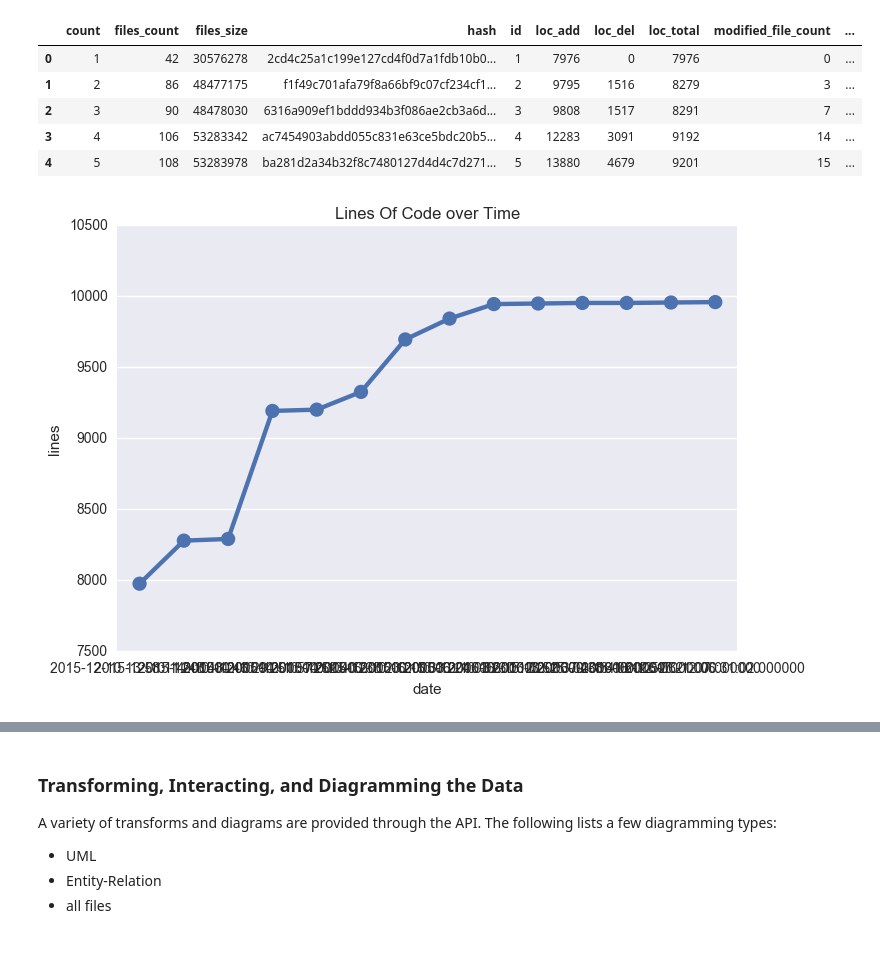
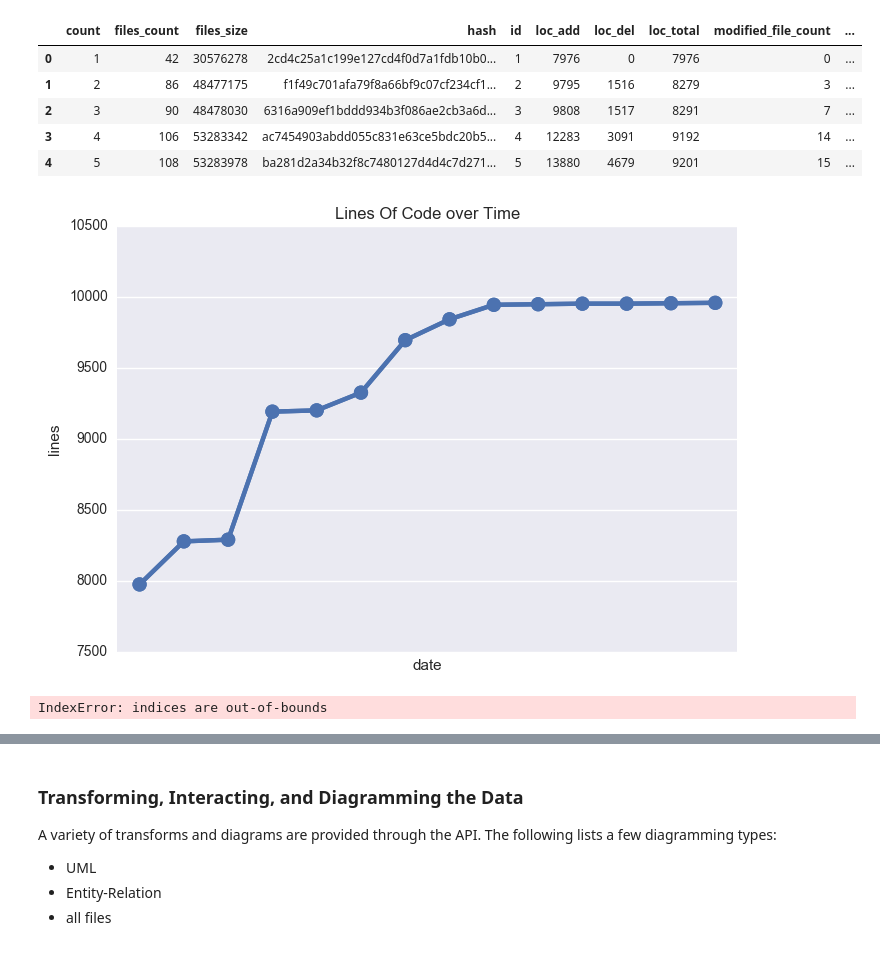
Before and after one commit to IMTorgDemo/Reports, a Jupyter notebook: guideHelloWorld.ipynb, the cells around one changed output, grey strips where cells are left out. Cells and saved outputs as stored; diff of their text form; code cells hidden in the pictures.

```diff
--- a/guideHelloWorld.ipynb
+++ b/guideHelloWorld.ipynb
@@ -19,7 +19,7 @@ import pandas
 URL = "http://api.scrumsaga.com/v1"
 
 # Acocunt information (must be manipulated on website: scrumsaga.com)
-SAGA_ACCT = {"email":"dev.team@mgmt-tech.org","password":"*************"}
+SAGA_ACCT = {"email":"dev.team@mgmt-tech.org","password":"************"}
 # %%
 # Check api status
 r = requests.get(URL)
@@ -64,7 +70,7 @@ hdr={'Authorization': 'JWT '+r.json()["token"] }
 
 # This is the information for the GitHub repo.  This information DOES NOT have to match the ScrumSaga account information.
 USER1 = {'namespace':'IMTorgTestCode', 'email':'information@mgm-tech.org'}
-REPO1={'repo':'testprj_Java_aSimple', 'commit':'8a4378cbcb8a882ff63f9d9de4e77f977c0a93cf'}
+REPO1={'repo':'testprj_Java_aSimple', 'commit':'400da368b4a92ea4ed33d6847d5c4deaaf388a16'}
 # %%
 rte2 = '/extract'
 hdr={'Authorization': 'JWT '+r.json()["token"] }
@@ -115,15 +121,27 @@ size.head()
 # %%
 #! conda install seaborn
 import seaborn as sns
 import matplotlib as mat
 import matplotlib.pyplot as plt
 
 sns.set(style="darkgrid")
 
 sns.pointplot(x='stamp', y='loc_total', data=size)
 ax = plt.axes()
 ax.set_title('Lines Of Code over Time')
 ax.set(xlabel='date', ylabel='lines')
+ax.set(xticks=[])
 sns.plt.show()
 # %% [output]
-[figure, old version]
+[figure, new version]
+# %%
+size['timestamp'] = pandas.to_datetime(size.stamp,infer_datetime_format=True)
+#sns.tsplot(data=size,time='timestamp',value='loc_total')
+#sns.plt.show()
+#import numpy
+
+x = list(numpy.arange(0, 13, 4))
+#size['timestamp'][x]
+df = size[['timestamp','loc_total']]
+# %% [output]
+IndexError: indices are out-of-bounds
```
Also changed, not shown: parts of 7 cells of this notebook, 1 other file.
